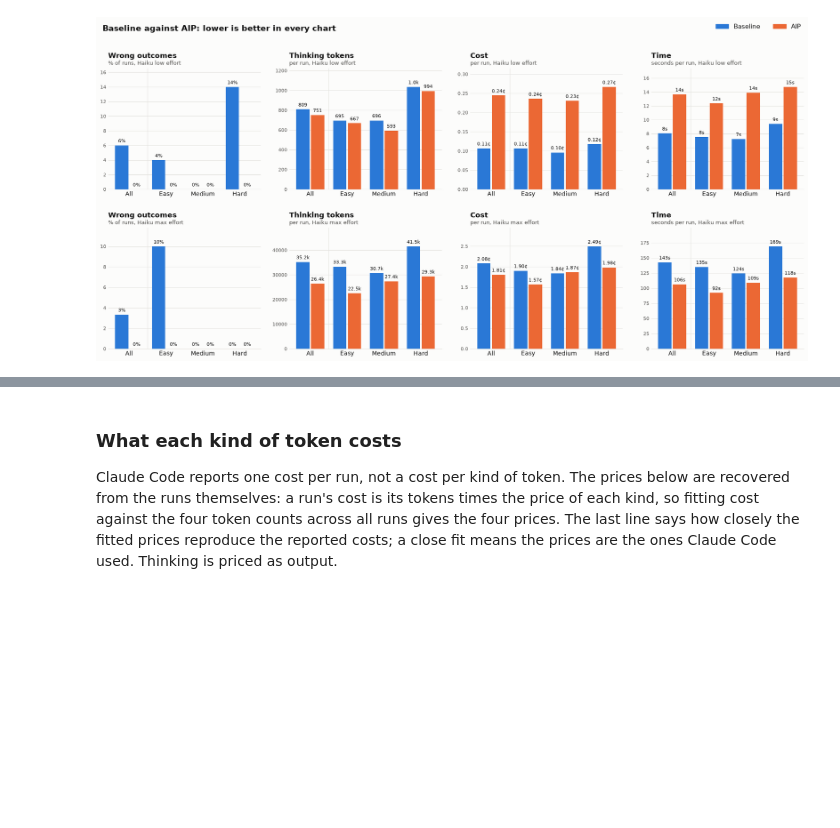
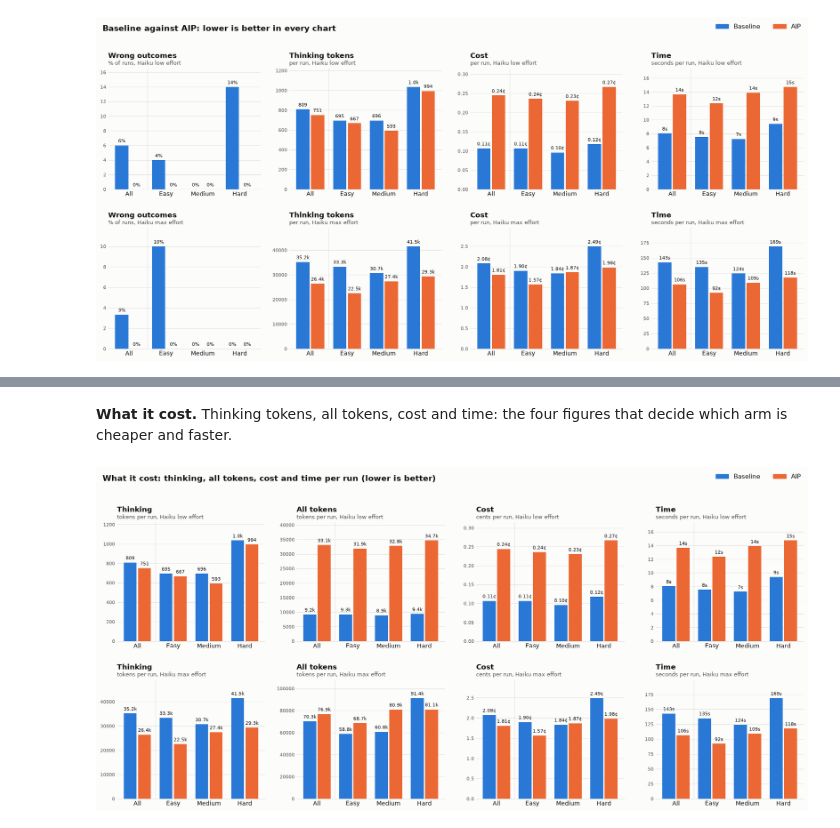
Before and after one commit to zach-blumenfeld/graph-memory-system-one-demo, a Jupyter notebook: loan-bench-aip-demo/analysis.ipynb, the cells around one changed output, grey strips where cells are left out. Cells and saved outputs as stored; diff of their text form; code cells hidden in the pictures; blank space fills up the shorter version.

```diff
--- a/loan-bench-aip-demo/analysis.ipynb
+++ b/loan-bench-aip-demo/analysis.ipynb
@@ -424,4 +354,20 @@ compare(mean_tokens, "tokens per run", lambda v: f"{v:,.0f}")
-# %% [markdown]
-### What each kind of token costs
-
-Claude Code reports one cost per run, not a cost per kind of token. The prices below are recovered from the runs themselves: a run's cost is its tokens times the price of each kind, so fitting cost against the four token counts across all runs gives the four prices. The last line says how closely the fitted prices reproduce the reported costs; a close fit means the prices are the ones Claude Code used. Thinking is priced as output.
+# %% [markdown]
+**What it cost.** Thinking tokens, all tokens, cost and time: the four figures that decide which arm is cheaper and faster.
+# %%
+def thousands(v):
+    return f"{v / 1000:.1f}k" if v >= 1000 else f"{v:.0f}"
+
+SPEND = [("Input, not cached", "tokens per run", lambda part: part.tokens_input.mean(), thousands),
+         ("Cache write", "tokens per run", lambda part: part.tokens_cache_write.mean(), thousands),
+         ("Cache read", "tokens per run", lambda part: part.tokens_cache_read.mean(), thousands),
+         ("Output, visible", "tokens per run", lambda part: (part.tokens_output - part.tokens_thinking).mean(), thousands),
+         ("Thinking", "tokens per run", lambda part: part.tokens_thinking.mean(), thousands),
+         ("All tokens", "tokens per run", lambda part: part.tokens_total.mean(), thousands),
+         ("Cost", "cents per run", lambda part: part.cost_exact.mean() * 100, lambda v: f"{v:.2f}¢"),
+         ("Time", "seconds per run", lambda part: part.seconds.mean(), lambda v: f"{v:.0f}s")]
+
+HEADLINE = [panel for panel in SPEND if panel[0] in ("Thinking", "All tokens", "Cost", "Time")]
+bar_figure(HEADLINE, "What it cost: thinking, all tokens, cost and time per run (lower is better)", name="spend.png")
+plt.show()
+# %% [output]
+[figure, added]
```
Also changed, not shown: parts of 31 cells of this notebook, 1 other file.
